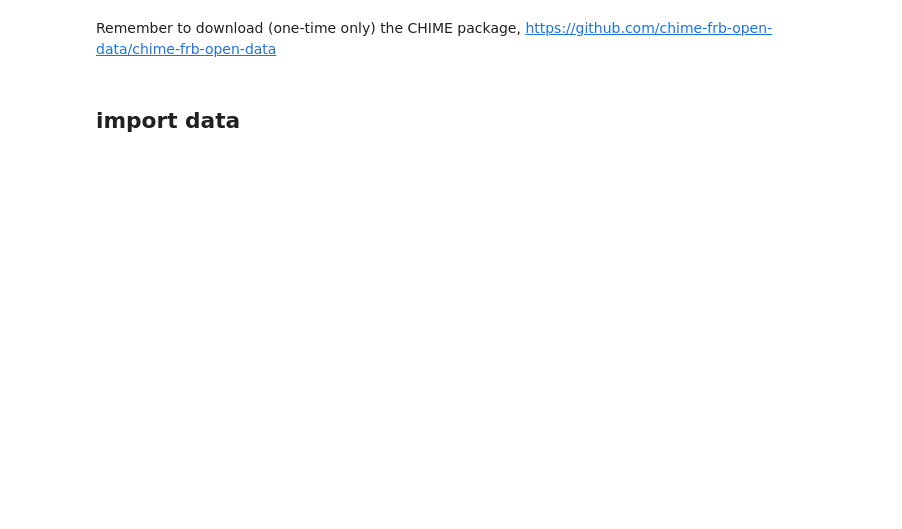
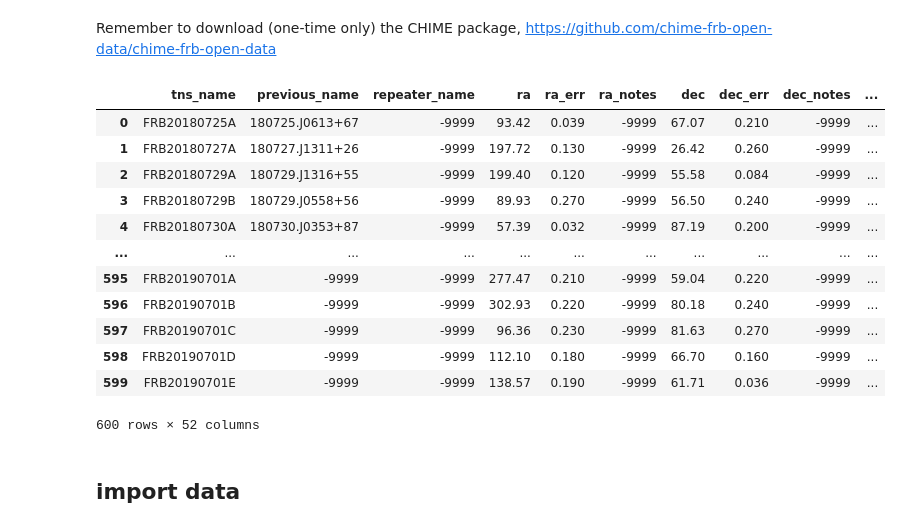
Before and after one commit to will-s-h/FRB-Project, a Jupyter notebook: Programs/FRB Data Analysis.ipynb, the cells around one changed output. Saved outputs shown, nothing was run; the diff lists cells and outputs as text; code cells hidden in the pictures; blank space fills up the shorter version.

```diff
--- a/Programs/FRB Data Analysis.ipynb
+++ b/Programs/FRB Data Analysis.ipynb
@@ -10,6 +10,22 @@ import pandas as pd
 # import cfod
 # from cfod import catalog
 # data = catalog.as_dataframe()
+# %%
+data
+# %% [output]
+|  | tns_name | previous_name | repeater_name | ra | ra_err | ra_notes | dec | dec_err | dec_notes | ... |
+| 0 | FRB20180725A | 180725.J0613+67 | -9999 | 93.42 | 0.039 | -9999 | 67.07 | 0.210 | -9999 | ... |
+| 1 | FRB20180727A | 180727.J1311+26 | -9999 | 197.72 | 0.130 | -9999 | 26.42 | 0.260 | -9999 | ... |
+| 2 | FRB20180729A | 180729.J1316+55 | -9999 | 199.40 | 0.120 | -9999 | 55.58 | 0.084 | -9999 | ... |
+| 3 | FRB20180729B | 180729.J0558+56 | -9999 | 89.93 | 0.270 | -9999 | 56.50 | 0.240 | -9999 | ... |
+| 4 | FRB20180730A | 180730.J0353+87 | -9999 | 57.39 | 0.032 | -9999 | 87.19 | 0.200 | -9999 | ... |
+| ... | ... | ... | ... | ... | ... | ... | ... | ... | ... | ... |
+| 595 | FRB20190701A | -9999 | -9999 | 277.47 | 0.210 | -9999 | 59.04 | 0.220 | -9999 | ... |
+| 596 | FRB20190701B | -9999 | -9999 | 302.93 | 0.220 | -9999 | 80.18 | 0.240 | -9999 | ... |
+| 597 | FRB20190701C | -9999 | -9999 | 96.36 | 0.230 | -9999 | 81.63 | 0.270 | -9999 | ... |
+| 598 | FRB20190701D | -9999 | -9999 | 112.10 | 0.180 | -9999 | 66.70 | 0.160 | -9999 | ... |
+| 599 | FRB20190701E | -9999 | -9999 | 138.57 | 0.190 | -9999 | 61.71 | 0.036 | -9999 | ... |
+600 rows × 52 columns
 # %% [markdown]
 ## import data
 # %%
```
Also changed, not shown: parts of 1 cell of this notebook, 3 other files.
